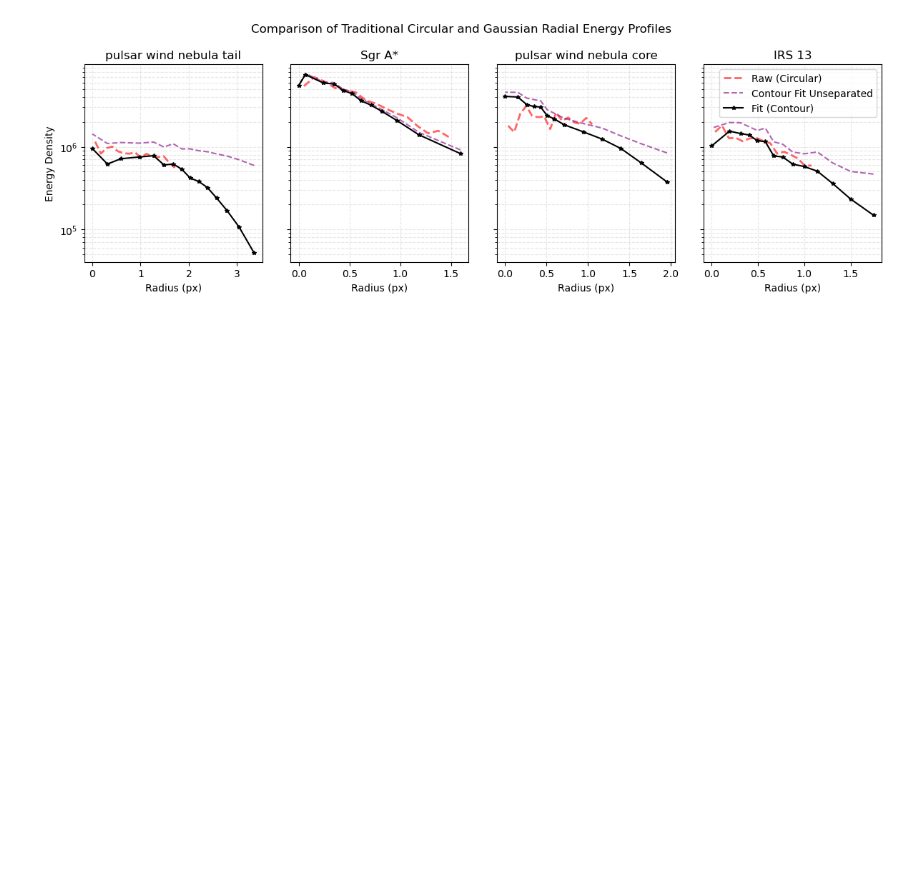
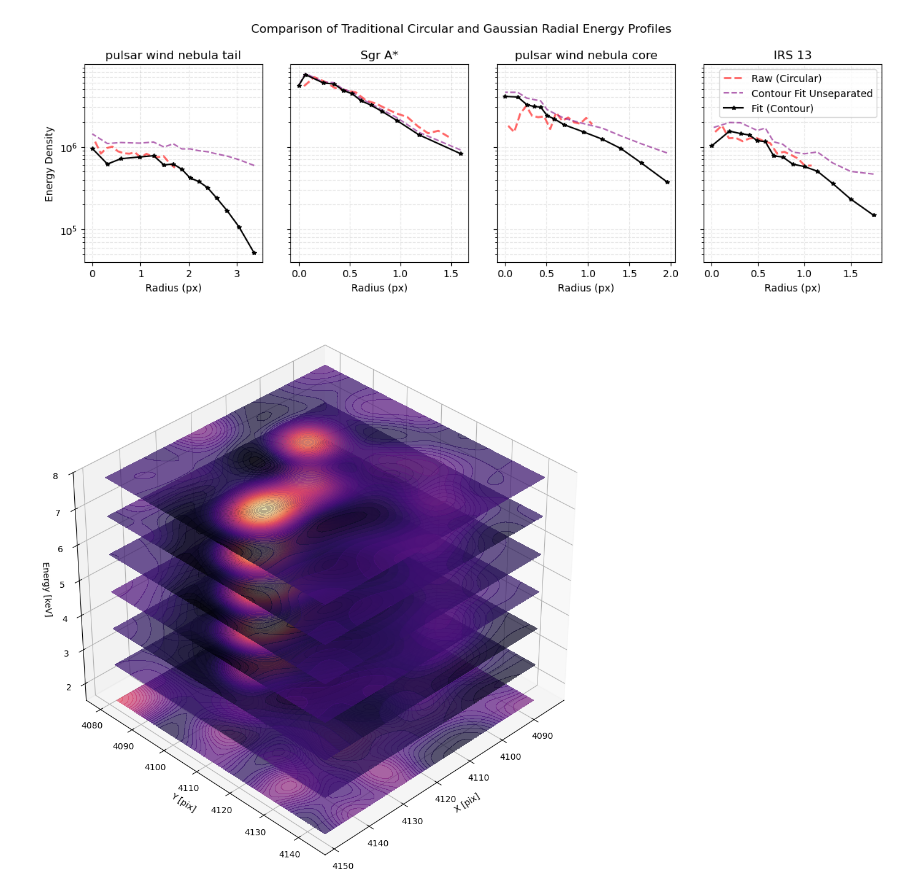
Before and after one commit to star-skelly/dogs_source_separation, a Jupyter notebook: scientific_analysis.ipynb, the cells around one changed output. Drawn from its saved outputs; the diff is of its cells as text; code cells hidden in the pictures; blank space fills up the shorter version.

```diff
--- a/scientific_analysis.ipynb
+++ b/scientific_analysis.ipynb
@@ -314,3 +319,39 @@ def plot_all_profiles(split_sources, contours, centers, std_devs, num_bins=15):
 plot_all_profiles(split_sources, contours, centers, std_dev)
 # %% [output]
 [figure]
+# %%
+total_bands = cube.shape[0]
+energy_values = np.linspace(EMIN, EMAX, total_bands) / 1e3
+skip = max(1, cube.shape[2] // BINX)
+original_res = cube.shape[2]
+x_coords = np.arange(XMIN, XMIN + original_res, skip)
+y_coords = np.arange(YMIN, YMIN + cube.shape[3], skip)
+X, Y = np.meshgrid(x_coords, y_coords)
+
+fig = plt.figure(figsize=(12, 9), constrained_layout=True)
+ax = fig.add_subplot(111, projection='3d')
+
+step = 8
+for i in range(0, total_bands, step):
+    actual_energy = energy_values[i]  # Get the physical energy value
+    slice_data = cube[i, 3]
+
+    ax.contourf(X, Y, slice_data,
+                zdir='z',
+                offset=actual_energy,
+                cmap='magma',
+                levels=50,
+                alpha=0.7)
+
+# --- Fix the Z-Axis and Labels ---
+ax.set_zlim(EMIN / 1e3, EMAX / 1e3)
+ax.set_xlabel('X [pix]')
+ax.set_ylabel('Y [pix]')
+ax.set_zlabel('Energy [keV]', labelpad=2) # Added padding to prevent cutoff
+
+ax.set_box_aspect((1, 1, 0.8)) # can stretch any axis
+ax.view_init(elev=35, azim=45)
+
+plt.show()
+# %% [output]
+[figure, added]
```
Also changed, not shown: parts of 2 cells of this notebook.
